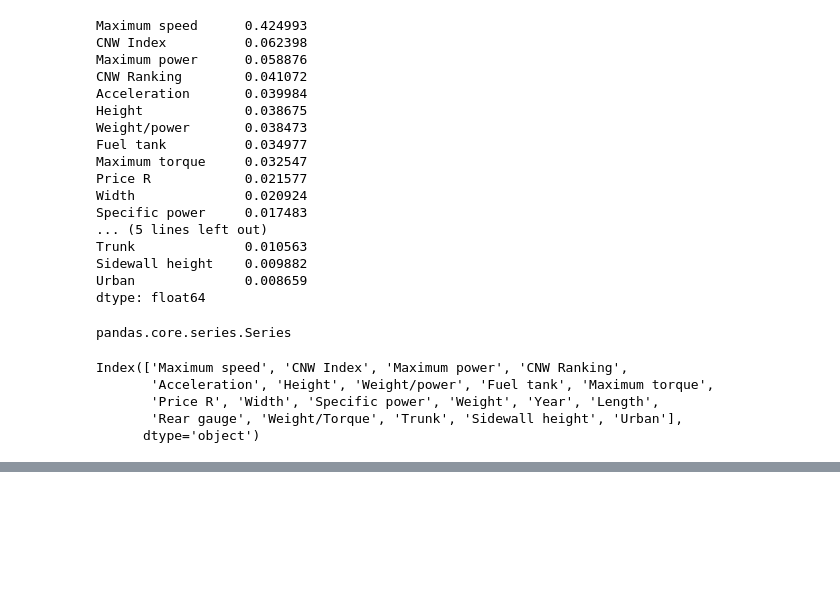
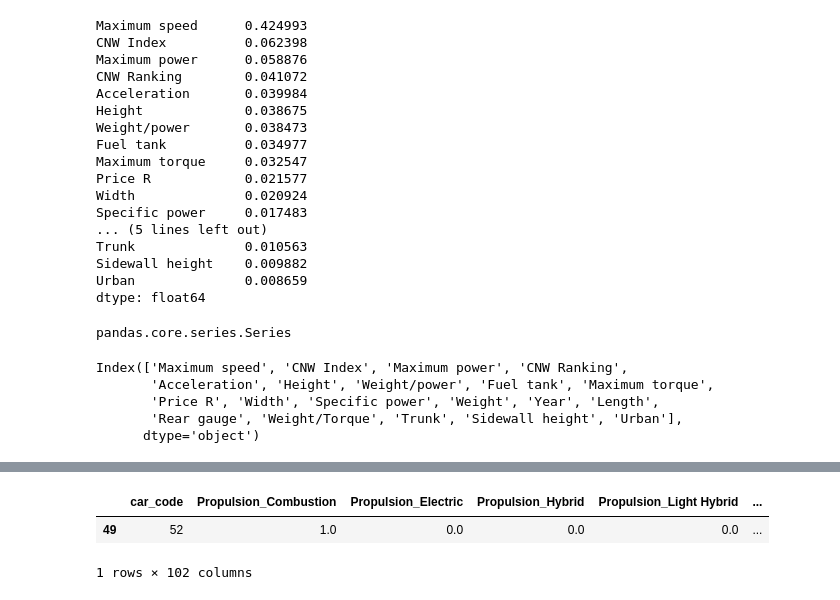
Before and after one commit to marcnaweb/car_recommendation_engine, a Jupyter notebook: notebooks/bidi_advanced_feature_selection.ipynb, the cells around one changed output, grey strips where cells are left out. Saved outputs shown, nothing was run; the diff lists cells and outputs as text; code cells hidden in the pictures; blank space fills up the shorter version.

```diff
--- a/notebooks/bidi_advanced_feature_selection.ipynb
+++ b/notebooks/bidi_advanced_feature_selection.ipynb
@@ -207,0 +357,6 @@ Index(['Maximum speed', 'CNW Index', 'Maximum power', 'CNW Ranking',
+# %%
+unique_car_models_df[unique_car_models_df['car_code']== 52]
+# %% [output]
+|  | car_code | Propulsion_Combustion | Propulsion_Electric | Propulsion_Hybrid | Propulsion_Light Hybrid | ... |
+| 49 | 52 | 1.0 | 0.0 | 0.0 | 0.0 | ... |
+1 rows × 102 columns
```
Also changed, not shown: parts of 13 cells of this notebook.
